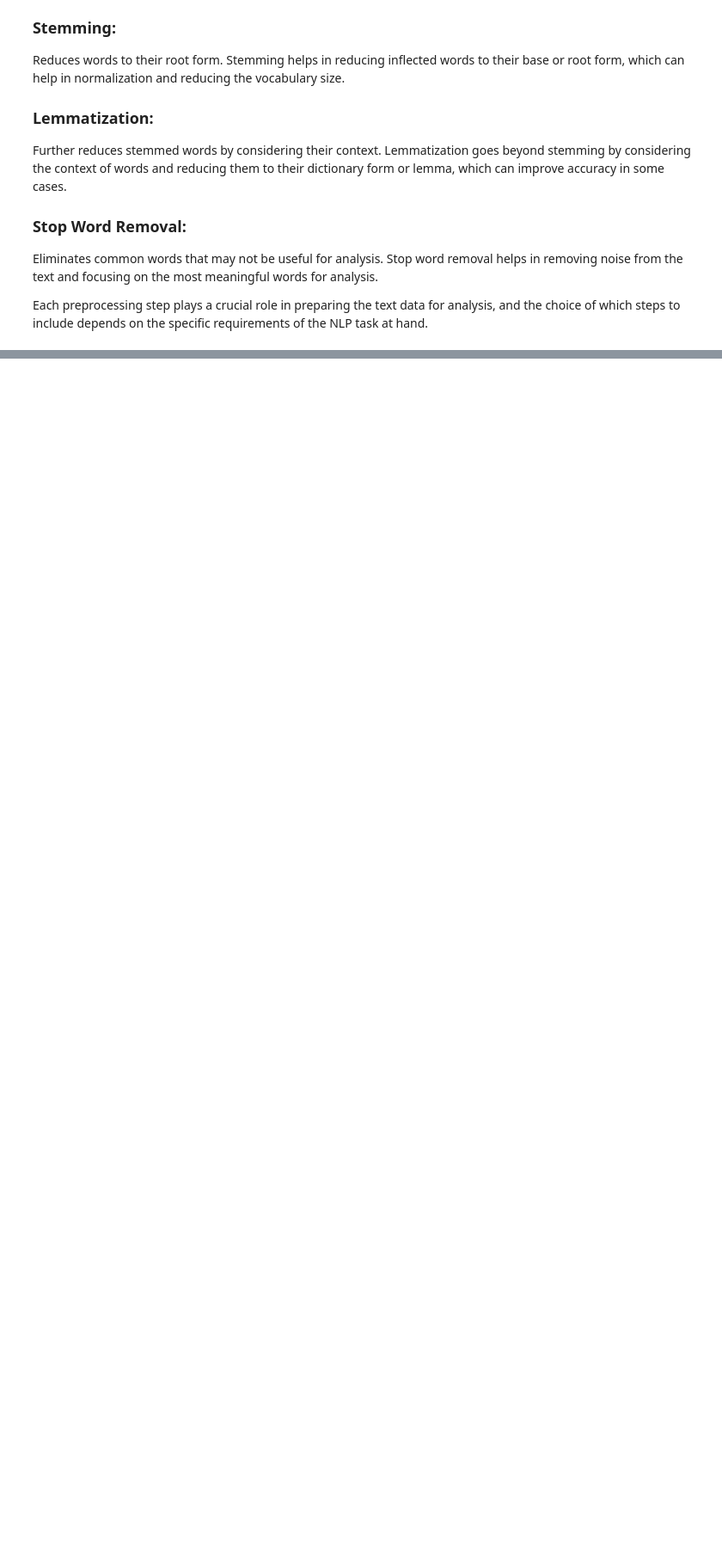
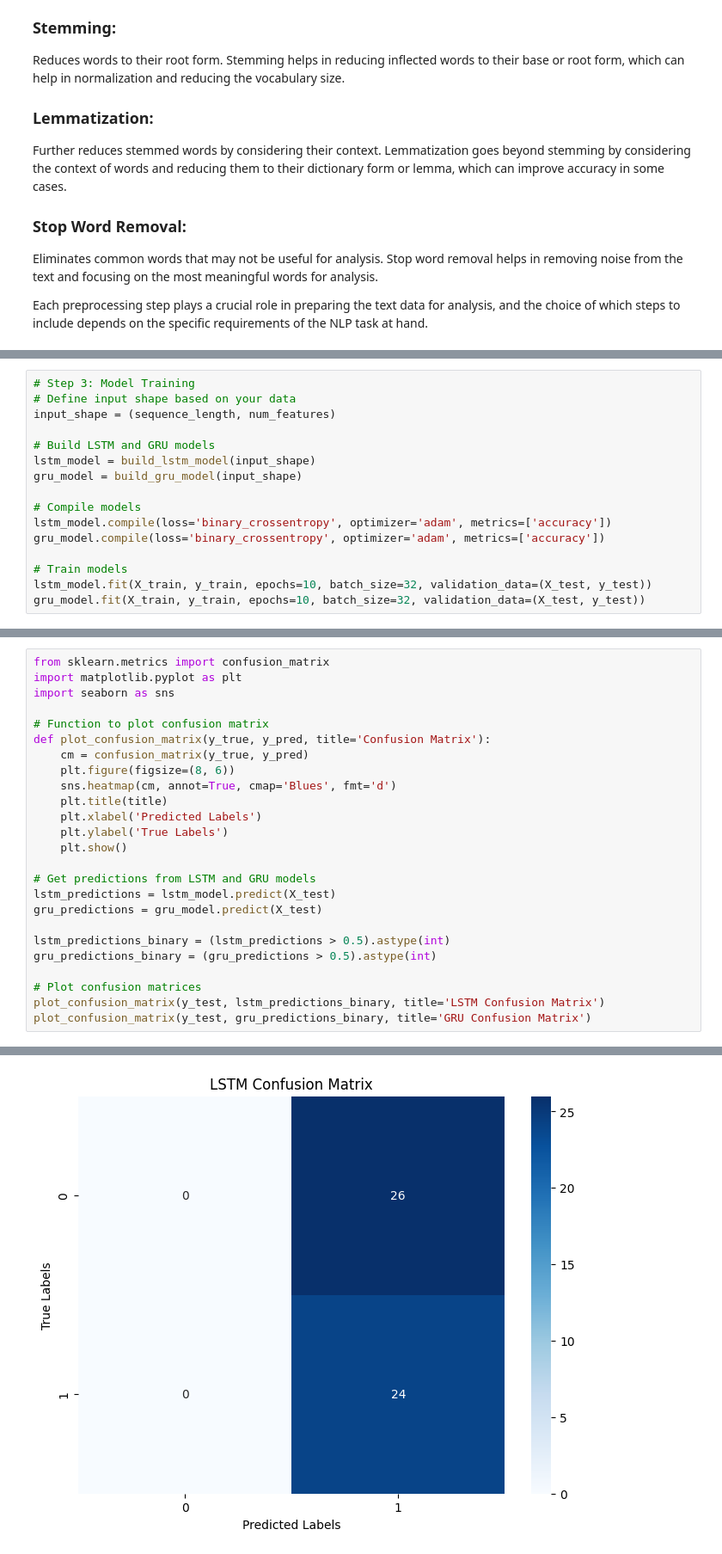
Before and after one commit to ABDULLAHAZHERCH/Xavor-Internship, a Jupyter notebook: Assignment 2/Assignment2.ipynb, the cells around one changed output, grey strips where cells are left out. Shown: that part at 86% size. Drawn from its saved outputs; the diff is of its cells as text; blank space fills up the shorter version.

```diff
--- a/Assignment 2/Assignment2.ipynb
+++ b/Assignment 2/Assignment2.ipynb
@@ -126,0 +357,16 @@ Each preprocessing step plays a crucial role in preparing the text data for anal
+# %%
+# Step 3: Model Training
+# Define input shape based on your data
+input_shape = (sequence_length, num_features)
+
+# Build LSTM and GRU models
+lstm_model = build_lstm_model(input_shape)
+gru_model = build_gru_model(input_shape)
+
+# Compile models
+lstm_model.compile(loss='binary_crossentropy', optimizer='adam', metrics=['accuracy'])
+gru_model.compile(loss='binary_crossentropy', optimizer='adam', metrics=['accuracy'])
+
+# Train models
+lstm_model.fit(X_train, y_train, epochs=10, batch_size=32, validation_data=(X_test, y_test))
+gru_model.fit(X_train, y_train, epochs=10, batch_size=32, validation_data=(X_test, y_test))
@@ -126,0 +409,26 @@ Each preprocessing step plays a crucial role in preparing the text data for anal
+# %%
+from sklearn.metrics import confusion_matrix
+import matplotlib.pyplot as plt
+import seaborn as sns
+
+# Function to plot confusion matrix
+def plot_confusion_matrix(y_true, y_pred, title='Confusion Matrix'):
+    cm = confusion_matrix(y_true, y_pred)
+    plt.figure(figsize=(8, 6))
+    sns.heatmap(cm, annot=True, cmap='Blues', fmt='d')
+    plt.title(title)
+    plt.xlabel('Predicted Labels')
+    plt.ylabel('True Labels')
+    plt.show()
+
+# Get predictions from LSTM and GRU models
+lstm_predictions = lstm_model.predict(X_test)
+gru_predictions = gru_model.predict(X_test)
+
+lstm_predictions_binary = (lstm_predictions > 0.5).astype(int)
+gru_predictions_binary = (gru_predictions > 0.5).astype(int)
+
+# Plot confusion matrices
+plot_confusion_matrix(y_test, lstm_predictions_binary, title='LSTM Confusion Matrix')
+plot_confusion_matrix(y_test, gru_predictions_binary, title='GRU Confusion Matrix')
+# %% [output]
@@ -126,0 +437 @@ Each preprocessing step plays a crucial role in preparing the text data for anal
+[figure, added]
```
Also changed, not shown: parts of 63 cells of this notebook, 3 other files.
